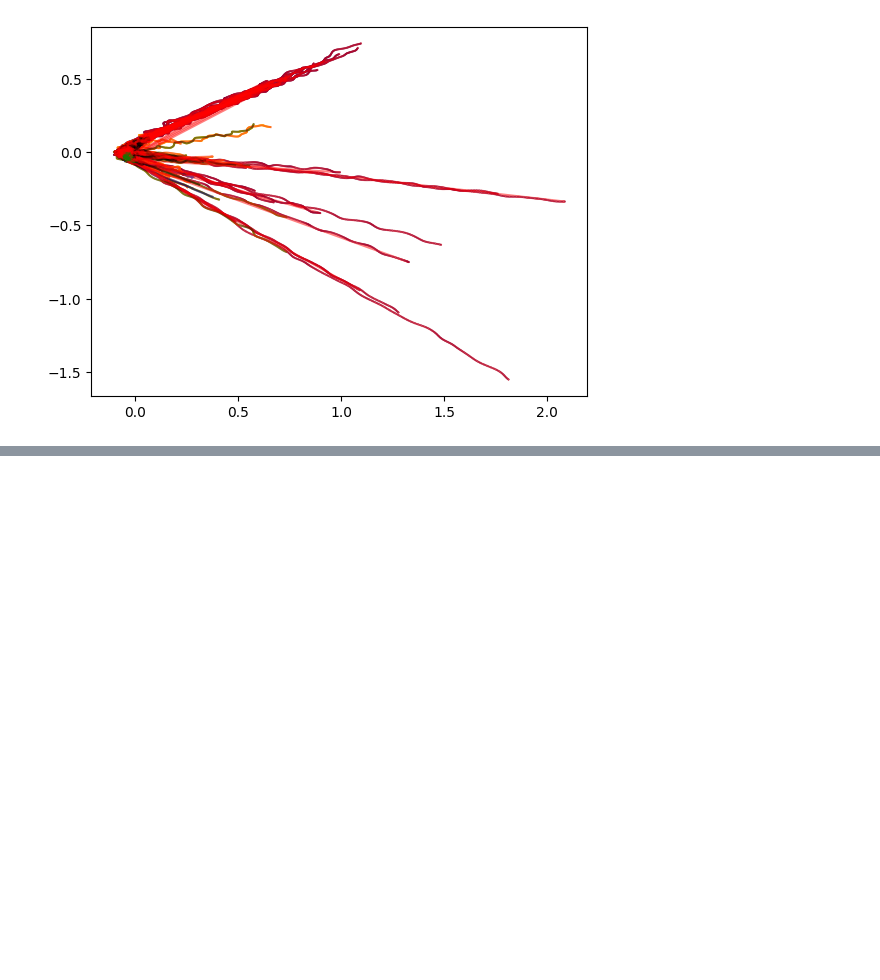
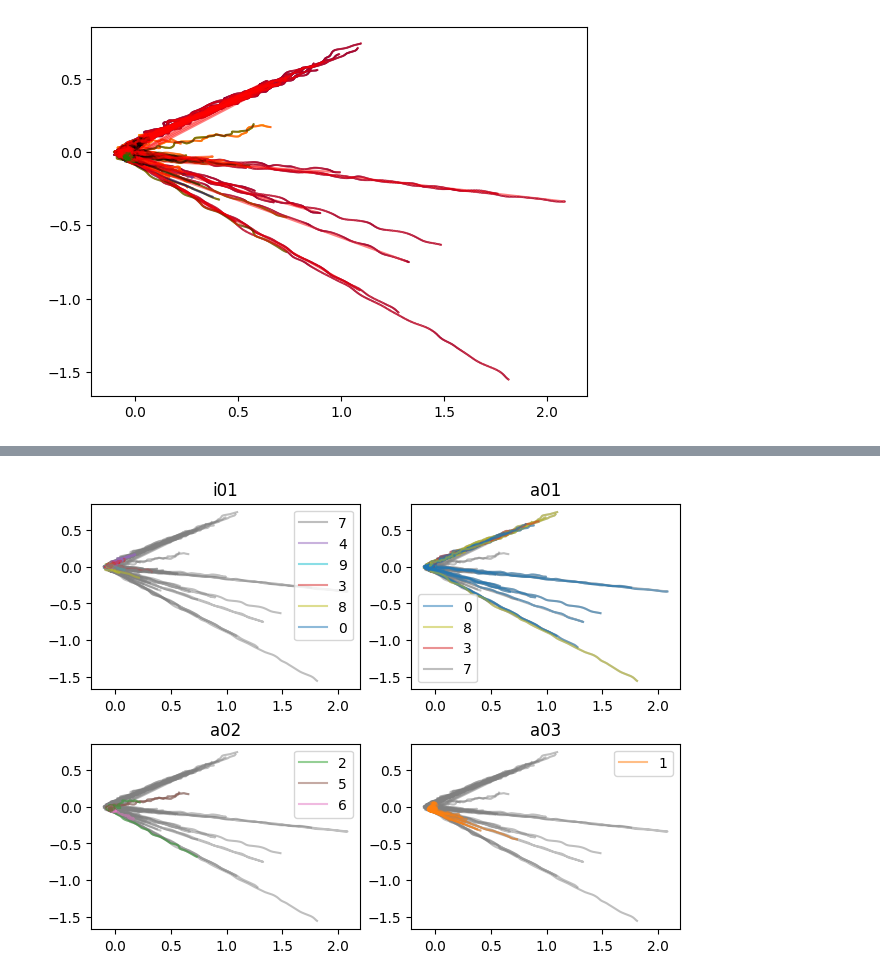
Before and after one commit to SHNITSEL/shnitsel-tools, a Jupyter notebook: tutorials/16_multiple_molecules.ipynb, the cells around one changed output, grey strips where cells are left out. Saved outputs shown, nothing was run; the diff lists cells and outputs as text; code cells hidden in the pictures; blank space fills up the shorter version.

```diff
--- a/tutorials/16_multiple_molecules.ipynb
+++ b/tutorials/16_multiple_molecules.ipynb
@@ -165,0 +228,3 @@ for _, traj in pca.groupby('trajid'):
+# %%
+upwdist = pwdist.unstack('frame').stack(traj=['cmpnd', 'trajid']).stack(special=['time', 'atomcomb']).dropna('traj', how='all')
+upwdist
@@ -165,0 +249,3 @@ for _, traj in pca.groupby('trajid'):
+# %%
+dupwdist = upwdist.dropna('special', how='any')#.dropna('traj', how='any'))
+dupwdist
@@ -165,0 +290,7 @@ for _, traj in pca.groupby('trajid'):
+# %%
+kmc = KMeans(n_clusters=10)
+kmc.fit(dupwdist)
+res_kmc = kmc.predict(dupwdist)
+tmp = dupwdist.isel(special=0).drop_vars(['special', 'time', 'atomcomb'])
+res_kmc = tmp.copy(data=res_kmc)
+res_kmc
@@ -165,0 +315,22 @@ for _, traj in pca.groupby('trajid'):
+# %%
+cmap = plt.get_cmap('tab10').colors#.resampled(12).colors
+# %%
+fig, axs = plt.subplot_mosaic([['i01', 'a01'],['a02', 'a03']], layout='constrained')
+
+# grey background
+for ax in axs.values():
+    for _, traj in pca.groupby('trajid'):
+        ax.plot(traj[:,0], traj[:,1], c='gray', alpha=0.5)
+
+for name, cmpnd in pca.groupby('cmpnd'):
+    seen_clusters = []
+    ax = axs[name]
+    for trajid, traj in cmpnd.groupby('trajid'):
+        cluster = res_kmc.sel(cmpnd=name, trajid=trajid).item()
+        c = cmap[cluster]
+        ax.plot(traj[:,0], traj[:,1], c=c, alpha=0.5, label='' if cluster in seen_clusters else cluster)
+        seen_clusters.append(cluster)
+    ax.set_title(name)
+    ax.legend()
+# %% [output]
+[figure, added]
```
Also changed, not shown: parts of 21 cells of this notebook.
